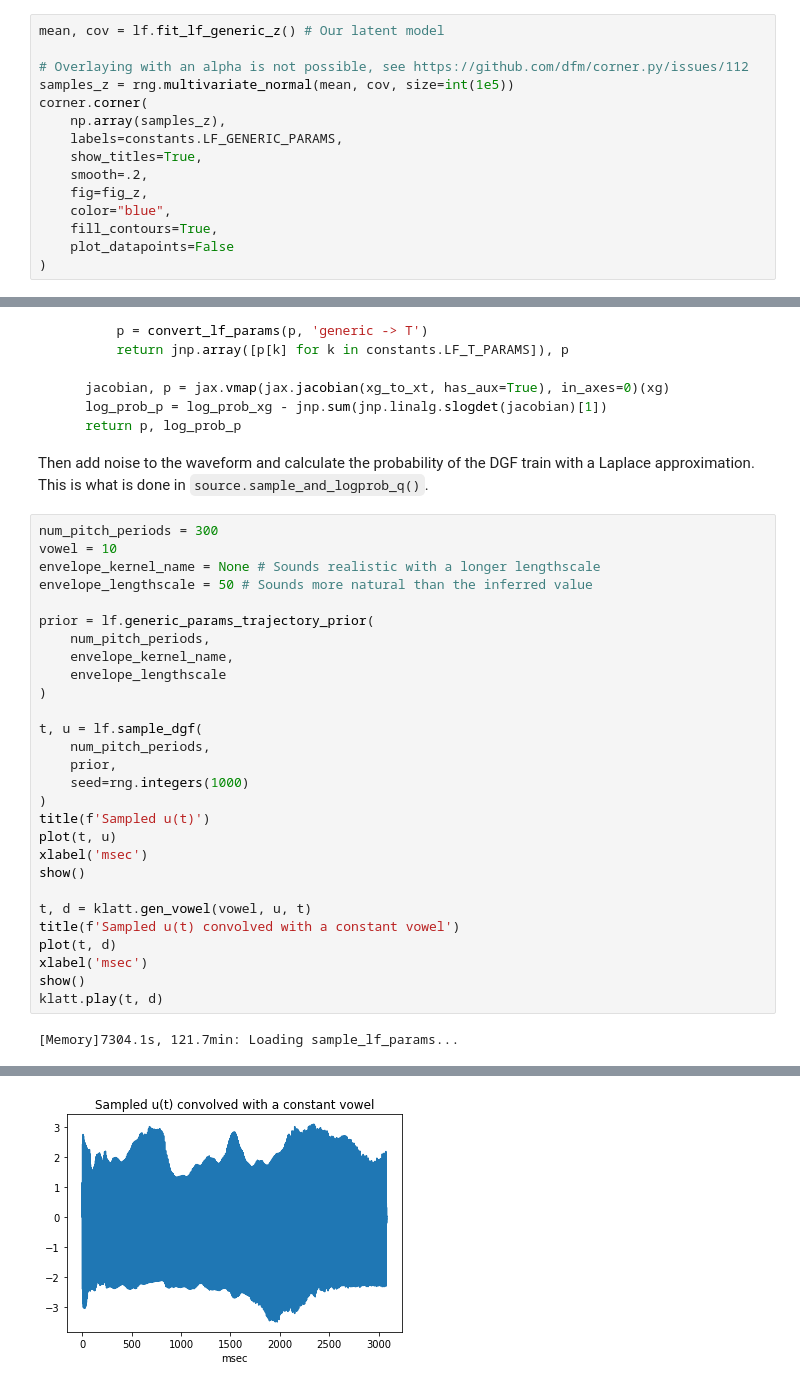
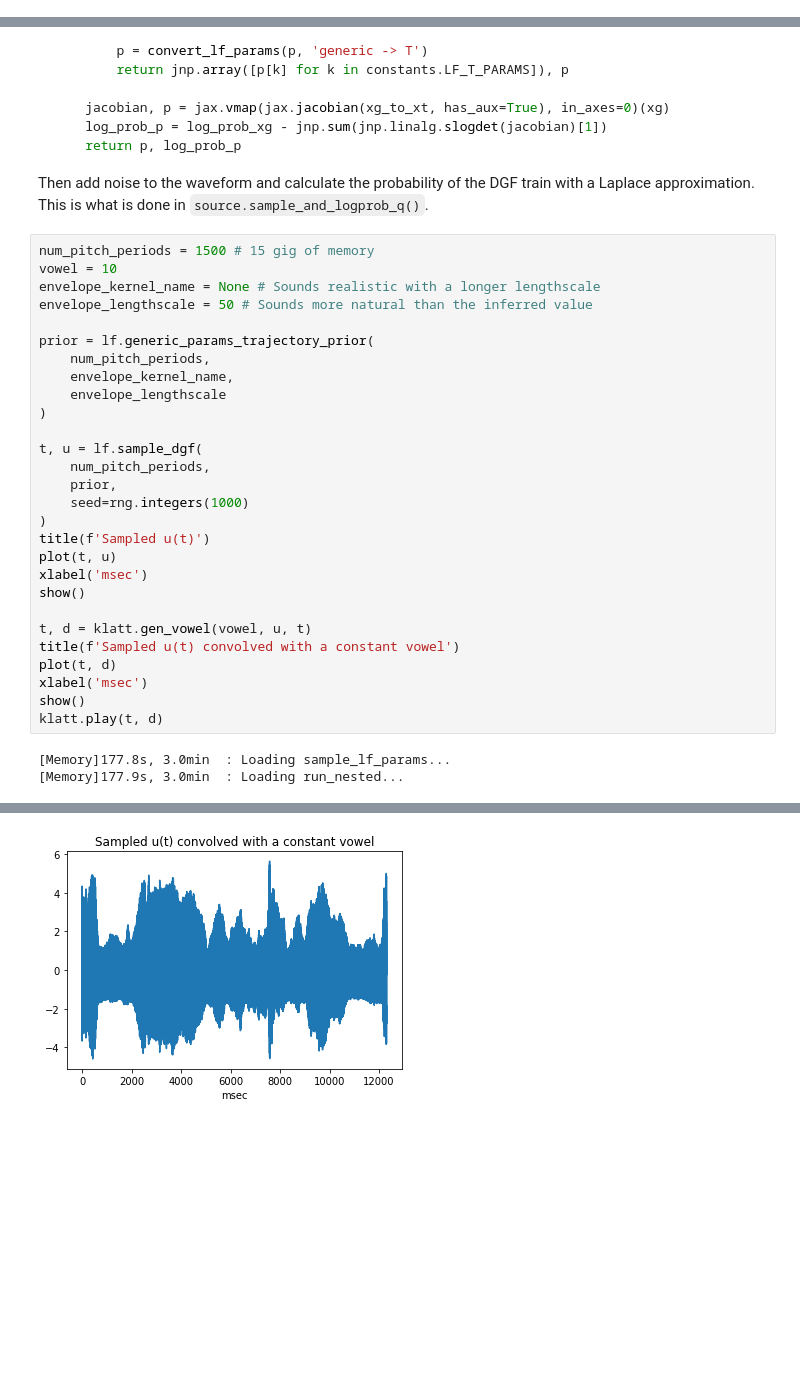
Before and after one commit to mvsoom/thesis-py, a Jupyter notebook: dgf/prior/lf.ipynb, the cells around one changed output, grey strips where cells are left out. Cells and saved outputs as stored; diff of their text form; blank space fills up the shorter version.

`````diff
--- a/dgf/prior/lf.ipynb
+++ b/dgf/prior/lf.ipynb
@@ -173,15 +133,0 @@ fig_z = corner.corner(
-# %%
-mean, cov = lf.fit_lf_generic_z() # Our latent model
-
-# Overlaying with an alpha is not possible, see https://github.com/dfm/corner.py/issues/112
-samples_z = rng.multivariate_normal(mean, cov, size=int(1e5))
-corner.corner(
-    np.array(samples_z),
-    labels=constants.LF_GENERIC_PARAMS,
-    show_titles=True,
-    smooth=.2,
-    fig=fig_z,
-    color="blue",
-    fill_contours=True,
-    plot_datapoints=False
-)
@@ -248,7 +178,7 @@ def xg_to_lf_t_params(xg, log_prob_xg):
 ````
 Then add noise to the waveform and calculate the probability of the DGF train with a Laplace approximation. This is what is done in `source.sample_and_logprob_q()`.
 # %%
-num_pitch_periods = 300
+num_pitch_periods = 1500 # 15 gig of memory
 vowel = 10
 envelope_kernel_name = None # Sounds realistic with a longer lengthscale
 envelope_lengthscale = 50 # Sounds more natural than the inferred value
@@ -276,4 +206,5 @@ xlabel('msec')
 show()
 klatt.play(t, d)
 # %% [output]
-[Memory]7304.1s, 121.7min: Loading sample_lf_params...
+[Memory]177.8s, 3.0min  : Loading sample_lf_params...
+[Memory]177.9s, 3.0min  : Loading run_nested...
@@ -281,3 +212,3 @@ klatt.play(t, d)
-[figure, old version]
+[figure, new version]
 [interactive output not drawn]
 # %%
`````
Also changed, not shown: parts of 17 cells of this notebook, 4 other files.
